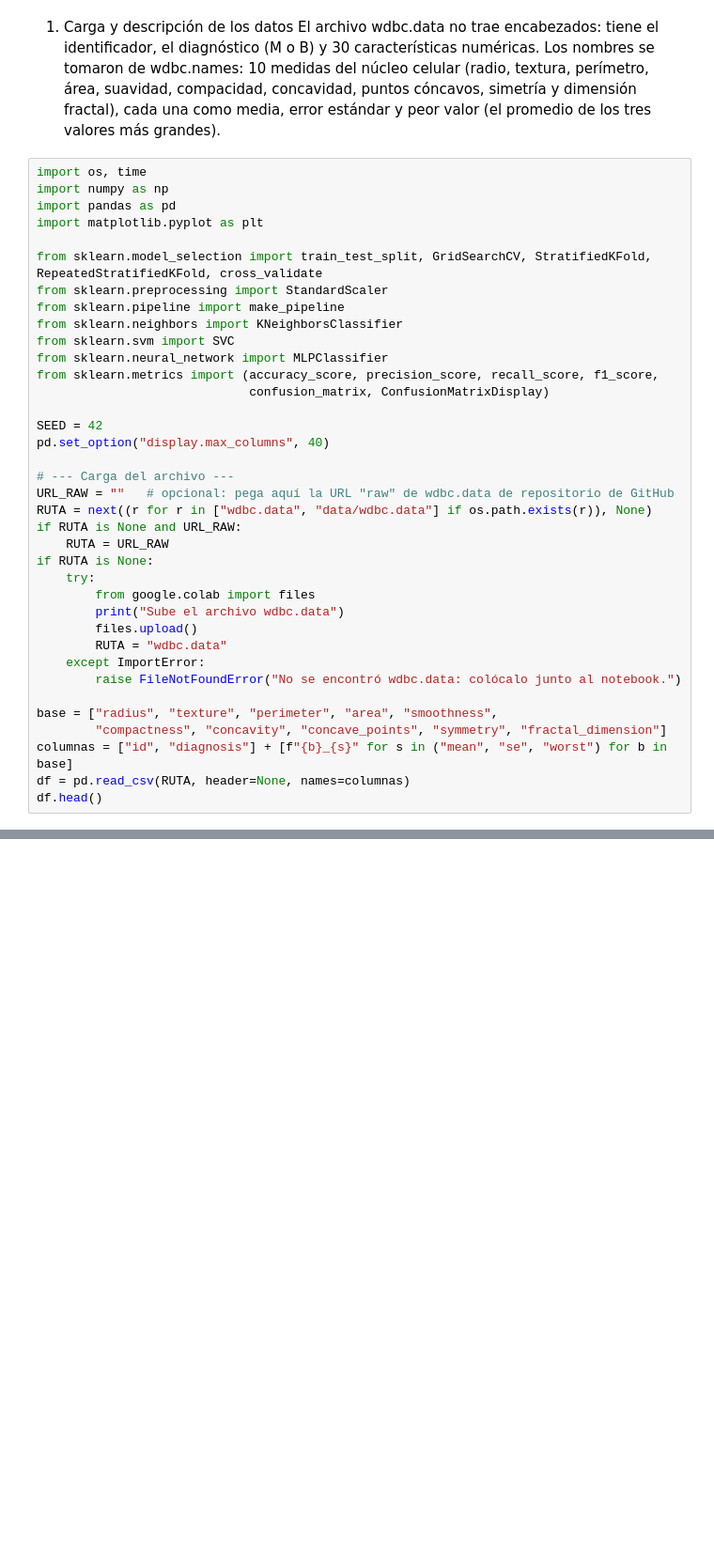
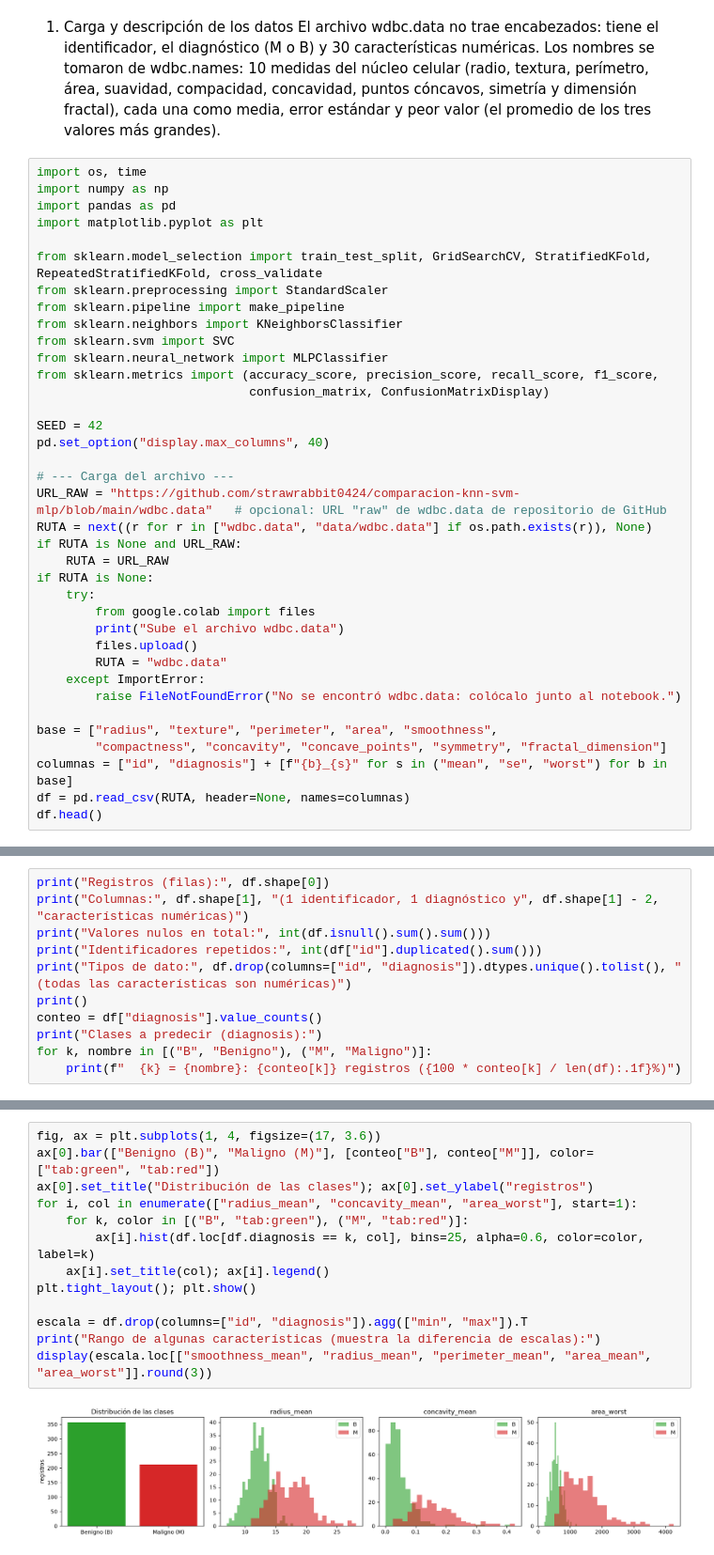
Before and after one commit to strawrabbit0424/comparacion-knn-svm-mlp, a Jupyter notebook: Comparacion_KNN_SVM_MLP.ipynb, the cells around one changed output, grey strips where cells are left out. Shown at 94% size. Drawn from its saved outputs; the diff is of its cells as text; blank space fills up the shorter version.

```diff
--- a/Comparacion_KNN_SVM_MLP.ipynb
+++ b/Comparacion_KNN_SVM_MLP.ipynb
@@ -36,7 +34,7 @@ SEED = 42
 pd.set_option("display.max_columns", 40)
 
 # --- Carga del archivo ---
-URL_RAW = ""   # opcional: pega aquí la URL "raw" de wdbc.data de repositorio de GitHub
+URL_RAW = "https://github.com/strawrabbit0424/comparacion-knn-svm-mlp/blob/main/wdbc.data"   # opcional: URL "raw" de wdbc.data de repositorio de GitHub
 RUTA = next((r for r in ["wdbc.data", "data/wdbc.data"] if os.path.exists(r)), None)
 if RUTA is None and URL_RAW:
     RUTA = URL_RAW
@@ -56,0 +62,11 @@ df.head()
+# %%
+print("Registros (filas):", df.shape[0])
+print("Columnas:", df.shape[1], "(1 identificador, 1 diagnóstico y", df.shape[1] - 2, "características numéricas)")
+print("Valores nulos en total:", int(df.isnull().sum().sum()))
+print("Identificadores repetidos:", int(df["id"].duplicated().sum()))
+print("Tipos de dato:", df.drop(columns=["id", "diagnosis"]).dtypes.unique().tolist(), "(todas las características son numéricas)")
+print()
+conteo = df["diagnosis"].value_counts()
+print("Clases a predecir (diagnosis):")
+for k, nombre in [("B", "Benigno"), ("M", "Maligno")]:
+    print(f"  {k} = {nombre}: {conteo[k]} registros ({100 * conteo[k] / len(df):.1f}%)")
@@ -56,0 +87,15 @@ df.head()
+# %%
+fig, ax = plt.subplots(1, 4, figsize=(17, 3.6))
+ax[0].bar(["Benigno (B)", "Maligno (M)"], [conteo["B"], conteo["M"]], color=["tab:green", "tab:red"])
+ax[0].set_title("Distribución de las clases"); ax[0].set_ylabel("registros")
+for i, col in enumerate(["radius_mean", "concavity_mean", "area_worst"], start=1):
+    for k, color in [("B", "tab:green"), ("M", "tab:red")]:
+        ax[i].hist(df.loc[df.diagnosis == k, col], bins=25, alpha=0.6, color=color, label=k)
+    ax[i].set_title(col); ax[i].legend()
+plt.tight_layout(); plt.show()
+
+escala = df.drop(columns=["id", "diagnosis"]).agg(["min", "max"]).T
+print("Rango de algunas características (muestra la diferencia de escalas):")
+display(escala.loc[["smoothness_mean", "radius_mean", "perimeter_mean", "area_mean", "area_worst"]].round(3))
+# %% [output]
+[figure, added]
```
Also changed, not shown: parts of 6 cells of this notebook.
